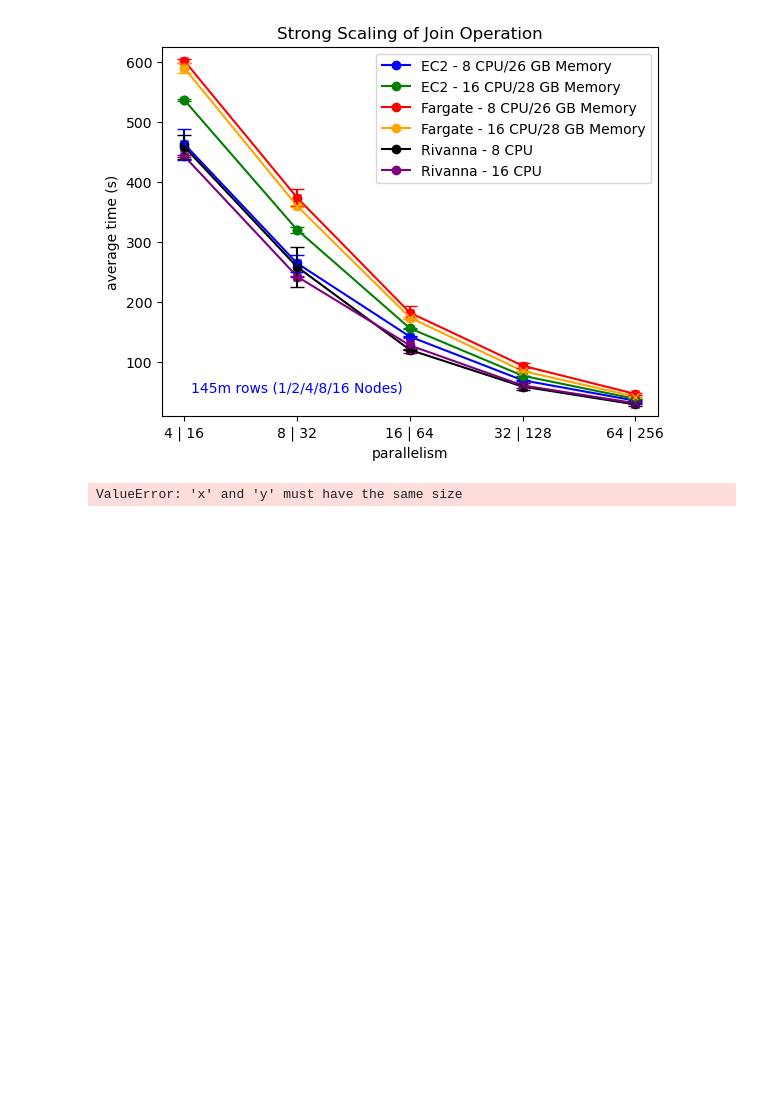
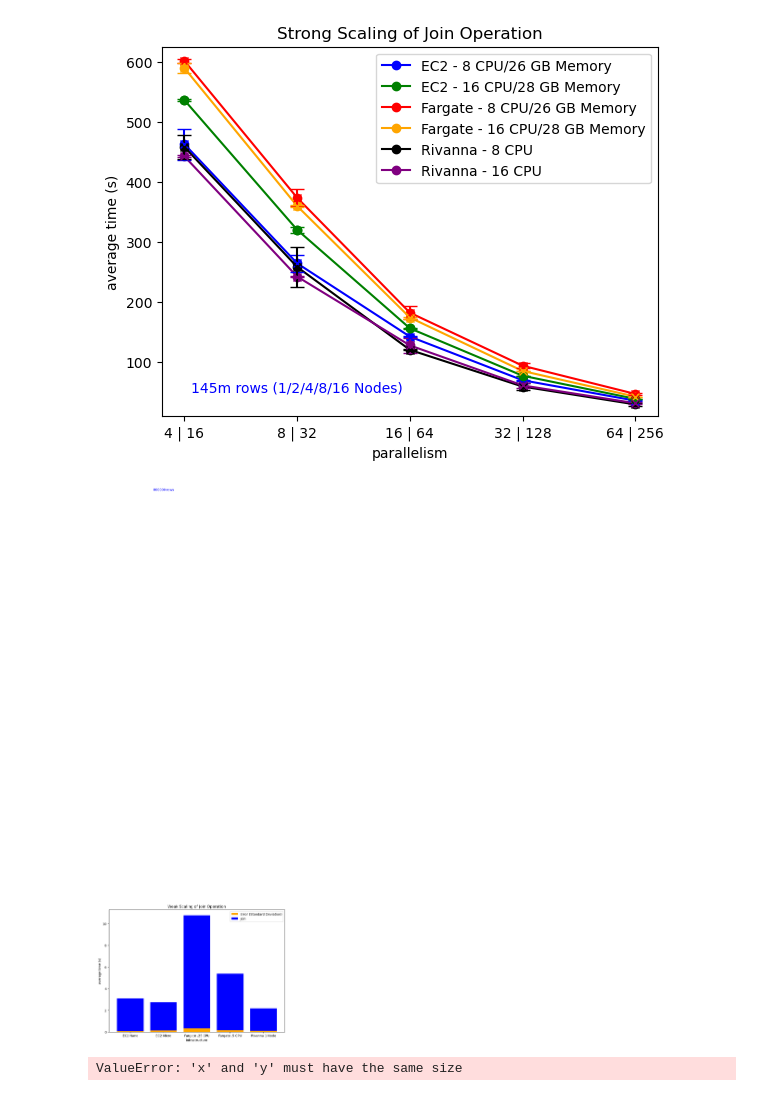
Before and after one commit to cylondata/cylon, a Jupyter notebook: aws/scripts/Join_Weak_Scaling_round2.ipynb, the cells around one changed output. Cells and saved outputs as stored; diff of their text form; code cells hidden in the pictures; blank space fills up the shorter version.

```diff
--- a/aws/scripts/Join_Weak_Scaling_round2.ipynb
+++ b/aws/scripts/Join_Weak_Scaling_round2.ipynb
@@ -111,6 +111,53 @@ plt.savefig('join-s-scaling.svg', format='svg')
 plt.show()
 # %% [output]
 [figure]
+# %%
+import matplotlib.pyplot as plt
+
+
+# Given data
+infrastructure = ['EC2 Nano', 'EC2 Micro', 'Fargate .25 CPU', 'Fargate .5 CPU', 'Rivanna 1 Node']
+server = [3.021825373, 2.598218739, 10.42936128, 5.220078409, 2.072015524		]
+server_err = [0.07005206974, 0.1331001051, 0.3293929105, 0.1551287397, 0.1036626711		 ]
+
+
+fig = plt.subplots(figsize =(10, 7))
+# Create a line chart
+p1 = plt.bar(infrastructure, server_err,  color='orange', label ='Error (Standard Deviation)')
+p2 = plt.bar(infrastructure, server,color='blue',
+             bottom = server_err, label ='Join')
+#plt.plot(world_size, ec2_16_28, marker='o', color='g', label='EC2 - 16 CPU/28 GB Memory')
+
+
+
+#plt.errorbar(world_size, ec2_4_26, yerr=ec2_4_26_err, fmt='x', color='b', ecolor='b', capsize=5)
+#plt.errorbar(world_size, ec2_16_28, yerr=ec2_16_28_err, fmt='o', color='g', ecolor='g', capsize=5)
+
+
+
+custom_text = "800000 rows"
+plt.text(1, 50, custom_text, fontsize=10, color='blue', ha='center')
+
+#plt.ylim(10, 625)
+
+#plt.xticks(infrastructure)
+
+# Add labels and title
+plt.xlabel('Infrastructure')
+plt.ylabel('average time (s)')
+plt.title('Weak Scaling of Join Operation')
+
+# Add a legend
+plt.legend()
+
+plt.savefig('join-w-scaling_inf.svg', format='svg')
+
+
+
+# Display the chart
+plt.show()
+# %% [output]
+[figure, added]
 # %%
 from IPython.core.display import SVG
 from matplotlib import markers
```
Also changed, not shown: 3 other files.
